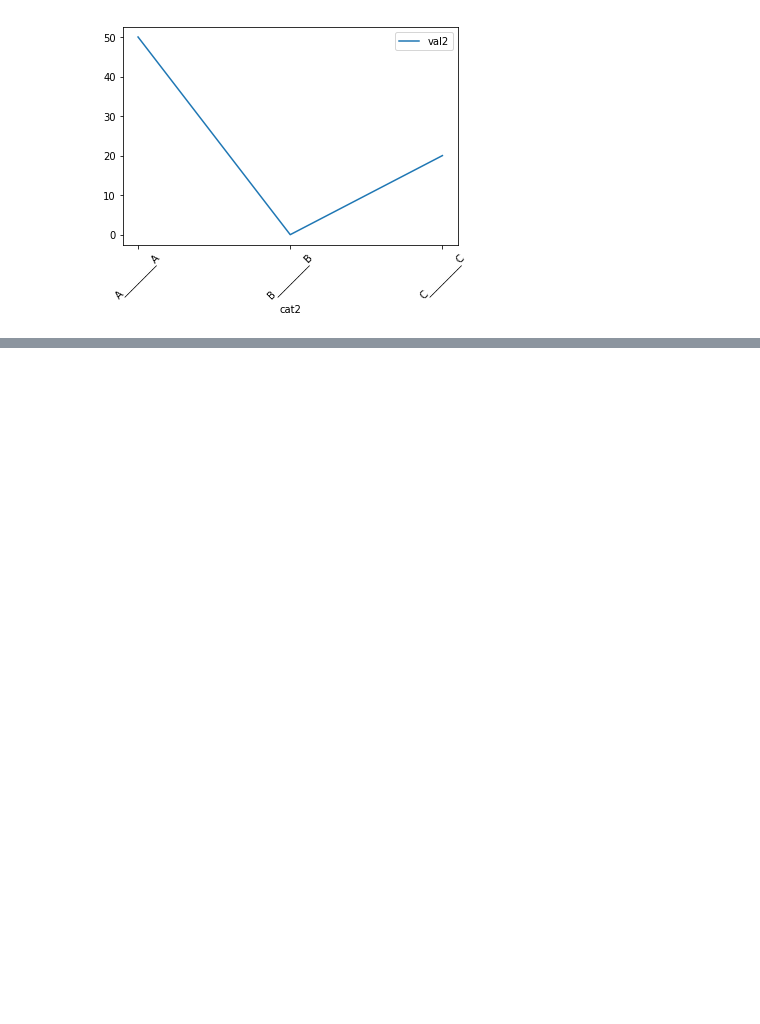
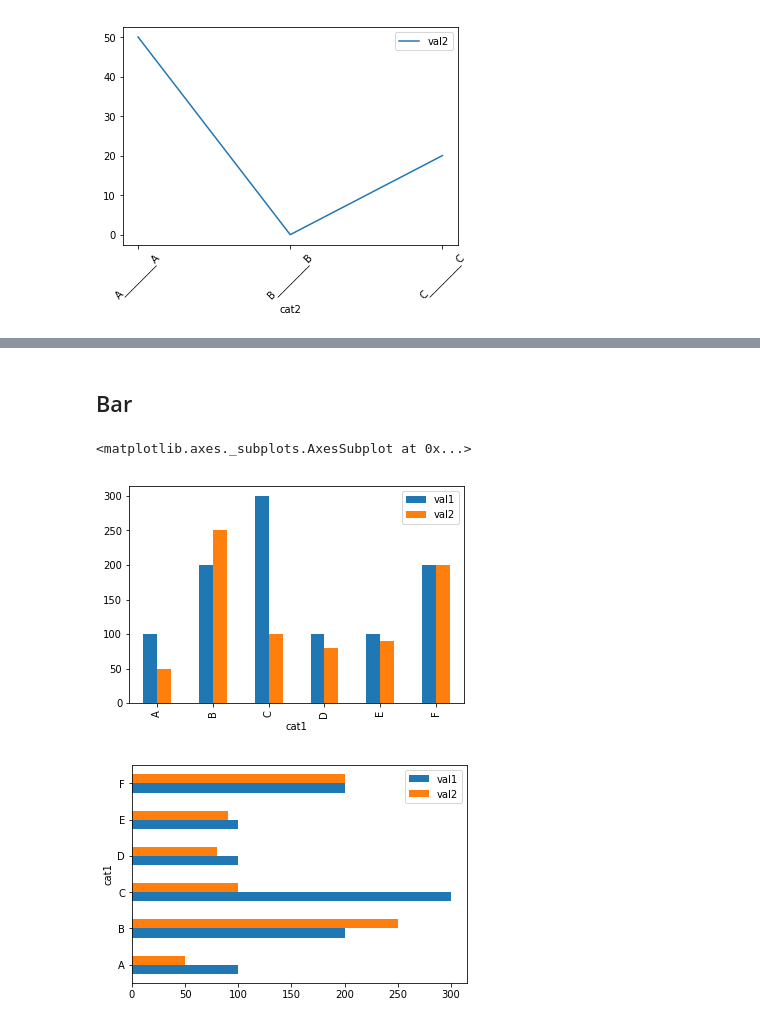
Before and after one commit to livio-grattarola/ProvePython, a Jupyter notebook: Code/Corso Udemy/Corso Udemy - Plotting and time.ipynb, the cells around one changed output, grey strips where cells are left out. Cells and saved outputs as stored; diff of their text form; code cells hidden in the pictures; blank space fills up the shorter version.

```diff
--- a/Code/Corso Udemy - Plotting and time.ipynb
+++ b/Code/Corso Udemy/Corso Udemy - Plotting and time.ipynb
@@ -40,0 +67,17 @@ import matplotlib as ml
+# %% [markdown]
+## Bar
+# %%
+%matplotlib inline
+import pandas as pd
+import matplotlib
+df = pd.DataFrame({ "cat1": ["A", "B", "C", "D", "E", "F"] ,
+                   "val1" : [100, 200, 300, 100, 100 , 200],
+                   "val2" : [50, 250, 100, 80, 90 , 200],
+                  })
+df = df.set_index('cat1')
+df.plot.bar()
+df.plot.barh()
+# %% [output]
+<matplotlib.axes._subplots.AxesSubplot at 0x...>
+[figure, added]
+[figure, added]
```
Also changed, not shown: parts of 3 cells of this notebook.
